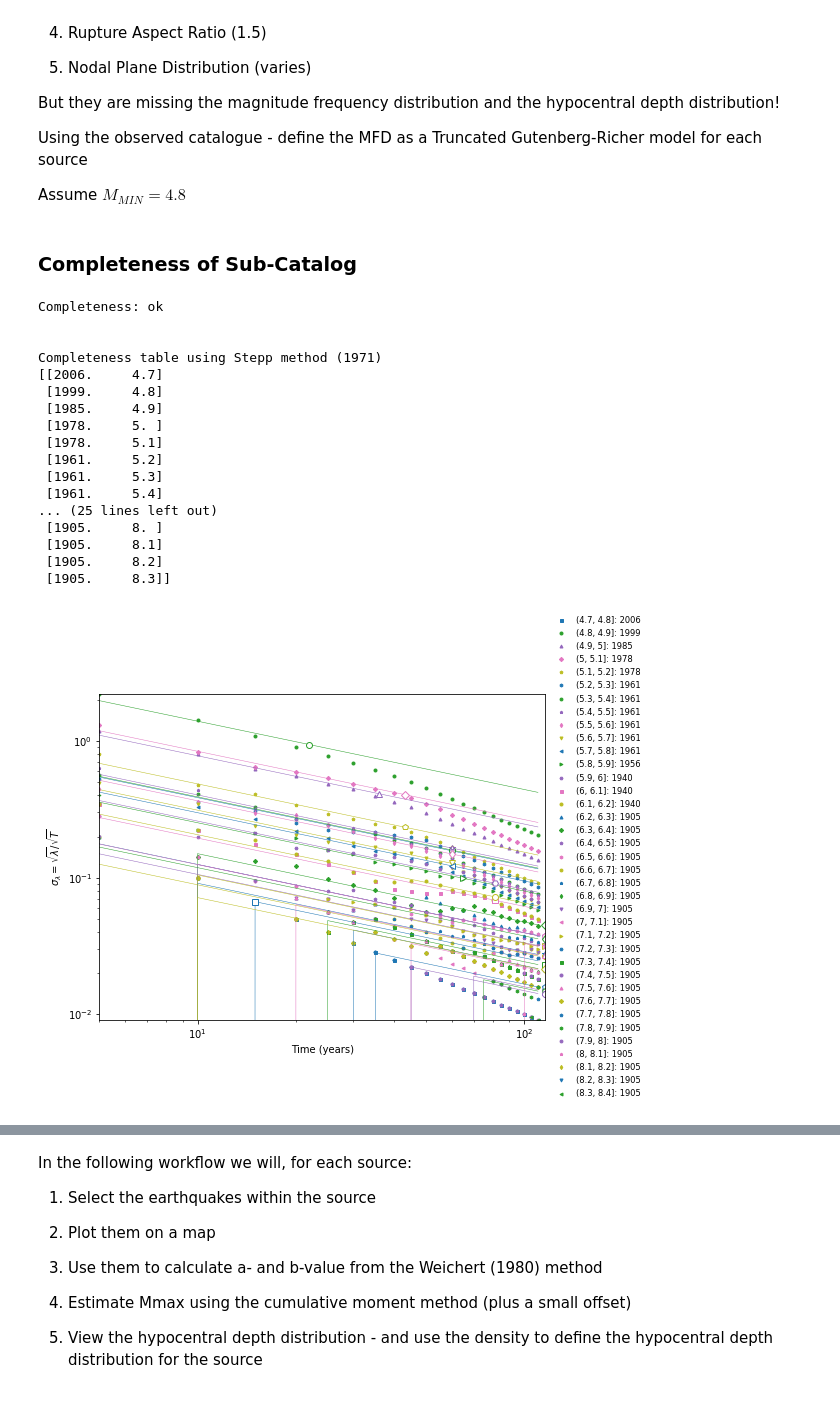
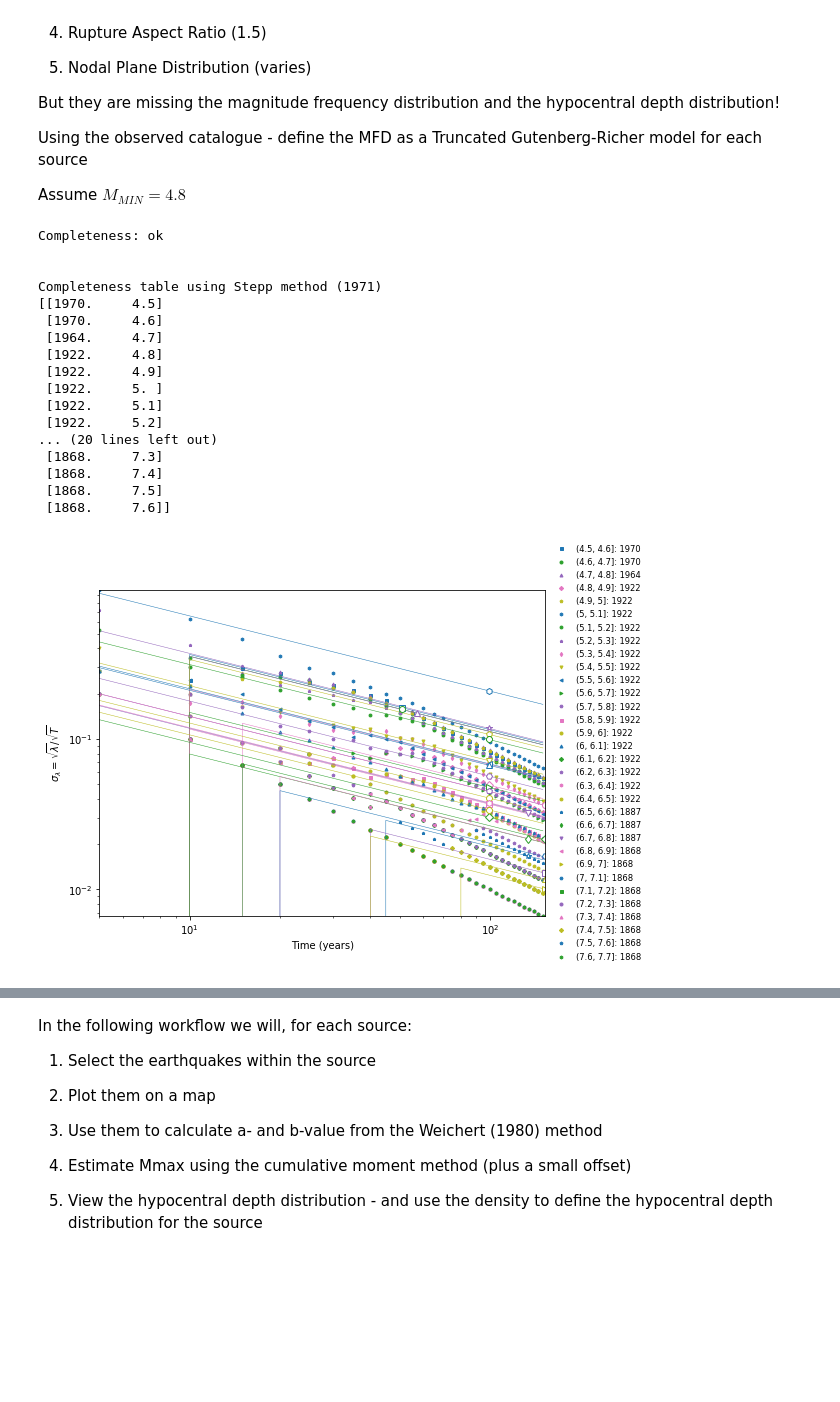
Before and after one commit to ftbernales/openquake-notebooks, a Jupyter notebook: 02 - Building Source Models.ipynb, the cells around one changed output, grey strips where cells are left out. Saved outputs shown, nothing was run; the diff lists cells and outputs as text; code cells hidden in the pictures; blank space fills up the shorter version.

Commit message:
Updated HMTK notebooks 01, 02, 03

```diff
--- a/02 - Building Source Models.ipynb
+++ b/02 - Building Source Models.ipynb
@@ -46,7 +47,10 @@ from openquake.hazardlib.mfd import TruncatedGRMFD
 # %%
-catalogue_file = "input_data/Overall_Seismicity_Dec_Shallow 2021.03.23.csv"
+# Indicate Depth
+Depth = "Deep" # Shallow, MidCrust, Deep
+
+catalogue_file = "input_data/Overall_Seismicity_Dec_" + Depth + "_2021.11.16.csv"
 parser = CsvCatalogueParser(catalogue_file)
-catalogue = parser.read_file(start_year=1900)
+catalogue = parser.read_file(start_year=1619)
 # %% [markdown]
 # Load in a Source Model File
 # %%
@@ -88,49 +93,48 @@ But they are missing the magnitude frequency distribution and the hypocentral de
 Using the observed catalogue - define the MFD as a Truncated Gutenberg-Richer model for each source
 
 Assume $M_{MIN} = 4.8$
-# %% [markdown]
-### Completeness of Sub-Catalog
 # %%
+from openquake.hmtk.seismicity.completeness.comp_stepp_1971 import Stepp1971
 # Set up the configuration parameters
 comp_config = {'magnitude_bin': 0.1, 'time_bin': 5.0, 'increment_lock': True}
 
 # Calling the method by Stepp (1971)
 completeness_algorithm = Stepp1971()
 
 # Use the catalogue and completeness configuration
 completeness_table = completeness_algorithm.completeness(catalogue, comp_config)
 print('Completeness: ok')
 
 # Print the completeness table
 print('\n')
 print('Completeness table using Stepp method (1971)')
 print(completeness_table)
 print('\n')
 
 # Setting configuration for the completeness plot
 completeness_parameters = completeness_algorithm
-output_file = "output_data/Shallow_Completeness_Overall_Plot.png"
+output_file = "output_data/" + Depth + "_Completeness_Overall_Plot.png"
 if os.path.exists(output_file):
     os.remove(output_file)
 
 plot_stepp_1972.create_stepp_plot(completeness_parameters, figure_size=(8, 6),
                                   filename=output_file, filetype='png', dpi=300, ax=None)
 # %% [output]
 Completeness: ok
 
 
 Completeness table using Stepp method (1971)
-[[2006.     4.7]
- [1999.     4.8]
- [1985.     4.9]
- [1978.     5. ]
- [1978.     5.1]
- [1961.     5.2]
- [1961.     5.3]
- [1961.     5.4]
-... (25 lines left out)
- [1905.     8. ]
- [1905.     8.1]
- [1905.     8.2]
- [1905.     8.3]]
+[[1970.     4.5]
+ [1970.     4.6]
+ [1964.     4.7]
+ [1922.     4.8]
+ [1922.     4.9]
+ [1922.     5. ]
+ [1922.     5.1]
+ [1922.     5.2]
+... (20 lines left out)
+ [1868.     7.3]
+ [1868.     7.4]
+ [1868.     7.5]
+ [1868.     7.6]]
-[figure, old version]
+[figure, new version]
```
Also changed, not shown: parts of 12 cells of this notebook, 2 other files.
